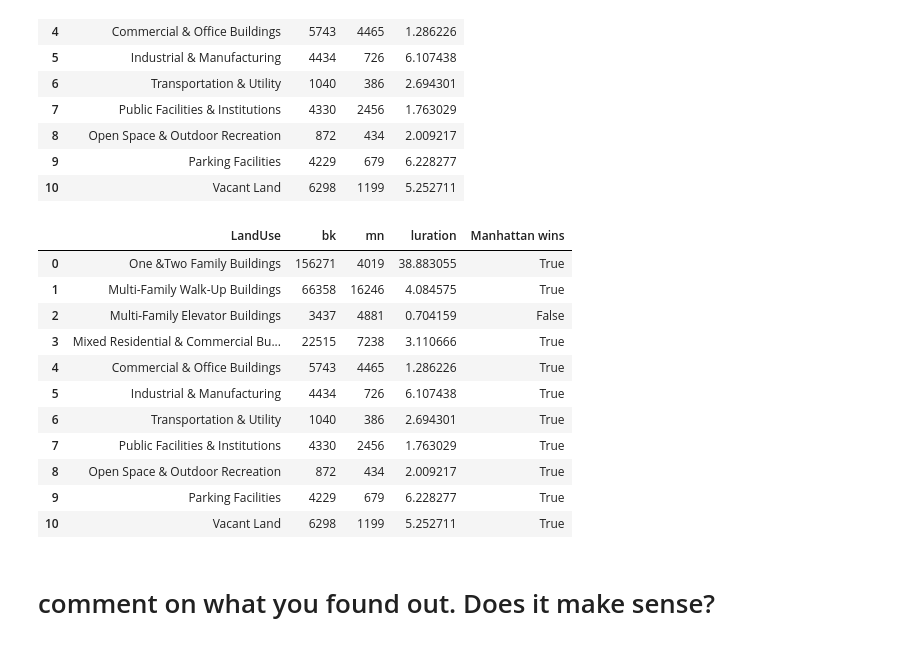
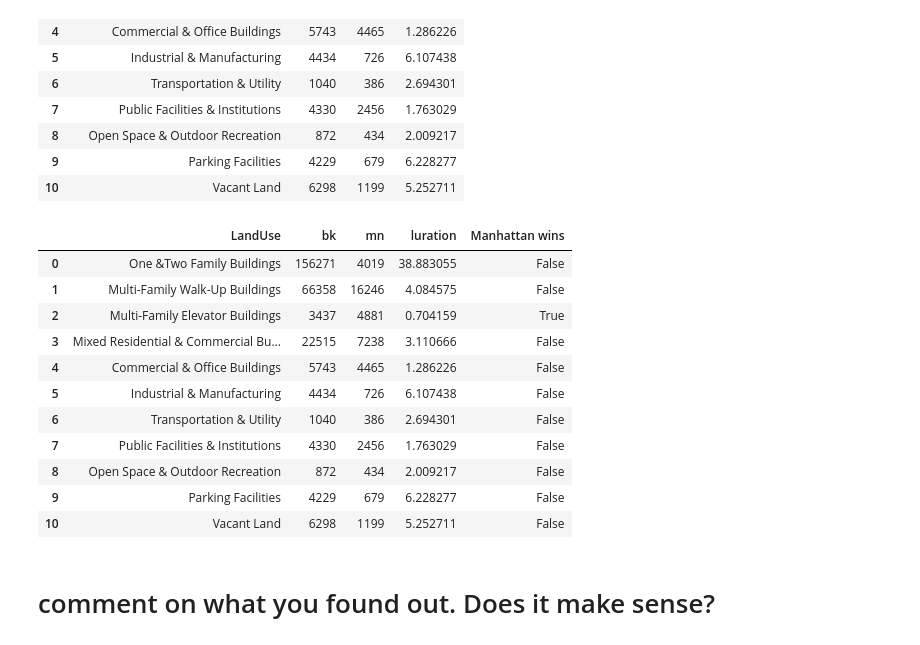
Before and after one commit to Mingyi1995/PUI2018_mh5172, a Jupyter notebook: HW6_mh5172/pandas_PLUTO_exercise_instructions.ipynb, the cells around one changed output. Cells and saved outputs as stored; diff of their text form; code cells hidden in the pictures.

Commit message:
apply

```diff
--- a/HW6_mh5172/pandas_PLUTO_exercise_instructions.ipynb
+++ b/HW6_mh5172/pandas_PLUTO_exercise_instructions.ipynb
@@ -311,21 +322,22 @@ both
 # %%
 # defined function that returns True if the ratio is larger than 0, False otherwise.
 # Use the series.apply() method to apply that function to the luratio series you jusrt created
-both['Manhattan wins'] = (both['luration'] > 1)
+wins = lambda luration : True if luration < 1 else False
+both['Manhattan wins'] = both['luration'].apply(wins)
 both
 # %% [output]
 |  | LandUse | bk | mn | luration | Manhattan wins |
-| 0 | One &Two Family Buildings | 156271 | 4019 | 38.883055 | True |
-| 1 | Multi-Family Walk-Up Buildings | 66358 | 16246 | 4.084575 | True |
-| 2 | Multi-Family Elevator Buildings | 3437 | 4881 | 0.704159 | False |
-| 3 | Mixed Residential & Commercial Bu... | 22515 | 7238 | 3.110666 | True |
-| 4 | Commercial & Office Buildings | 5743 | 4465 | 1.286226 | True |
-| 5 | Industrial & Manufacturing | 4434 | 726 | 6.107438 | True |
-| 6 | Transportation & Utility | 1040 | 386 | 2.694301 | True |
-| 7 | Public Facilities & Institutions | 4330 | 2456 | 1.763029 | True |
-| 8 | Open Space & Outdoor Recreation | 872 | 434 | 2.009217 | True |
-| 9 | Parking Facilities | 4229 | 679 | 6.228277 | True |
-| 10 | Vacant Land | 6298 | 1199 | 5.252711 | True |
+| 0 | One &Two Family Buildings | 156271 | 4019 | 38.883055 | False |
+| 1 | Multi-Family Walk-Up Buildings | 66358 | 16246 | 4.084575 | False |
+| 2 | Multi-Family Elevator Buildings | 3437 | 4881 | 0.704159 | True |
+| 3 | Mixed Residential & Commercial Bu... | 22515 | 7238 | 3.110666 | False |
+| 4 | Commercial & Office Buildings | 5743 | 4465 | 1.286226 | False |
+| 5 | Industrial & Manufacturing | 4434 | 726 | 6.107438 | False |
+| 6 | Transportation & Utility | 1040 | 386 | 2.694301 | False |
+| 7 | Public Facilities & Institutions | 4330 | 2456 | 1.763029 | False |
+| 8 | Open Space & Outdoor Recreation | 872 | 434 | 2.009217 | False |
+| 9 | Parking Facilities | 4229 | 679 | 6.228277 | False |
+| 10 | Vacant Land | 6298 | 1199 | 5.252711 | False |
 # %% [markdown]
 # comment on what you found out. Does it make sense?
 # %% [markdown]
```
Also changed, not shown: parts of 1 cell of this notebook.
